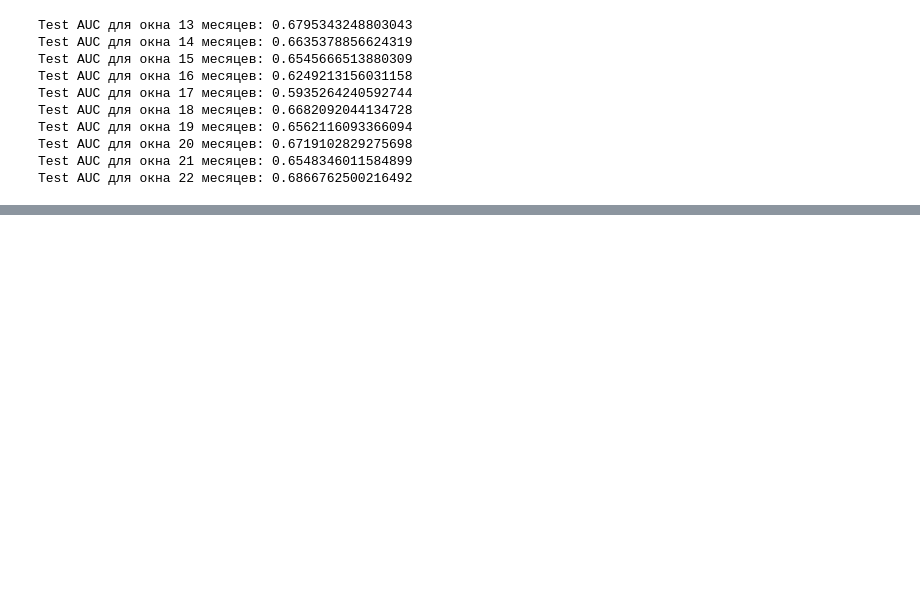
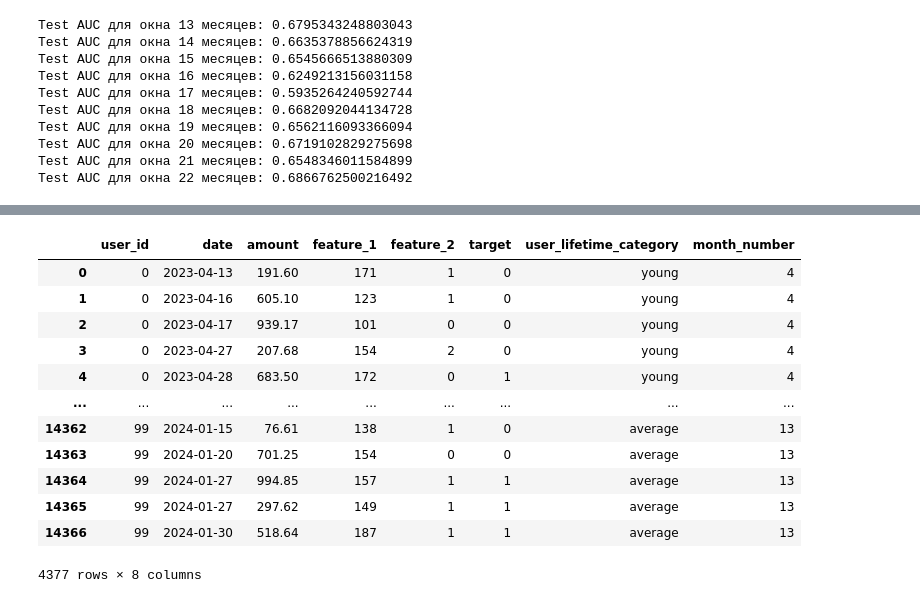
Before and after one commit to PavelShunkevich/articles, a Jupyter notebook: model_quality_monitoring/code_for_article.ipynb, the cells around one changed output, grey strips where cells are left out. Saved outputs shown, nothing was run; the diff lists cells and outputs as text; code cells hidden in the pictures; blank space fills up the shorter version.

```diff
--- a/model_quality_monitoring/code_for_article.ipynb
+++ b/model_quality_monitoring/code_for_article.ipynb
@@ -393,0 +413,22 @@ df
+# %%
+from dateutil.relativedelta import relativedelta
+
+# Вычисляем количество месяцев, прошедших с начальной даты
+start_date = pd.to_datetime('2023-01-01')
+df['month_number'] = df['date'].apply(lambda date: relativedelta(date, start_date).months + 12 * relativedelta(date, start_date).years + 1)
+# %%
+df[df['month_number'] <= 13]
+# %% [output]
+|  | user_id | date | amount | feature_1 | feature_2 | target | user_lifetime_category | month_number |
+| 0 | 0 | 2023-04-13 | 191.60 | 171 | 1 | 0 | young | 4 |
+| 1 | 0 | 2023-04-16 | 605.10 | 123 | 1 | 0 | young | 4 |
+| 2 | 0 | 2023-04-17 | 939.17 | 101 | 0 | 0 | young | 4 |
+| 3 | 0 | 2023-04-27 | 207.68 | 154 | 2 | 0 | young | 4 |
+| 4 | 0 | 2023-04-28 | 683.50 | 172 | 0 | 1 | young | 4 |
+| ... | ... | ... | ... | ... | ... | ... | ... | ... |
+| 14362 | 99 | 2024-01-15 | 76.61 | 138 | 1 | 0 | average | 13 |
+| 14363 | 99 | 2024-01-20 | 701.25 | 154 | 0 | 0 | average | 13 |
+| 14364 | 99 | 2024-01-27 | 994.85 | 157 | 1 | 1 | average | 13 |
+| 14365 | 99 | 2024-01-27 | 297.62 | 149 | 1 | 1 | average | 13 |
+| 14366 | 99 | 2024-01-30 | 518.64 | 187 | 1 | 1 | average | 13 |
+4377 rows × 8 columns
```
Also changed, not shown: parts of 20 cells of this notebook, 4 other files.
